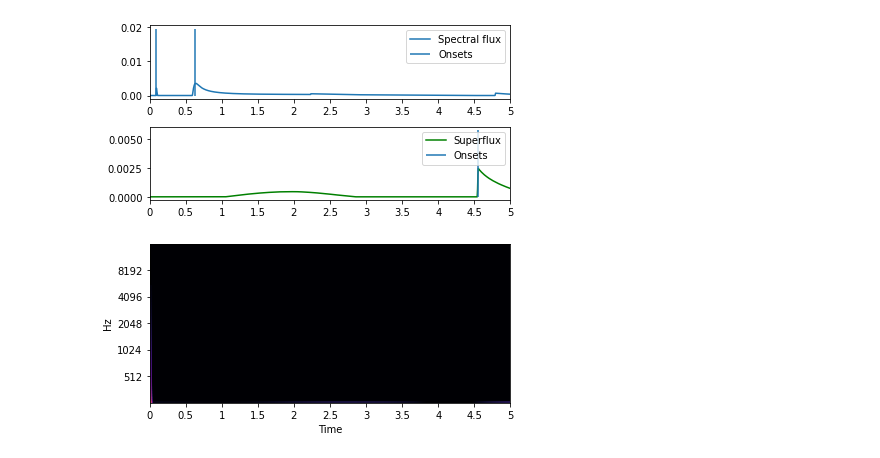
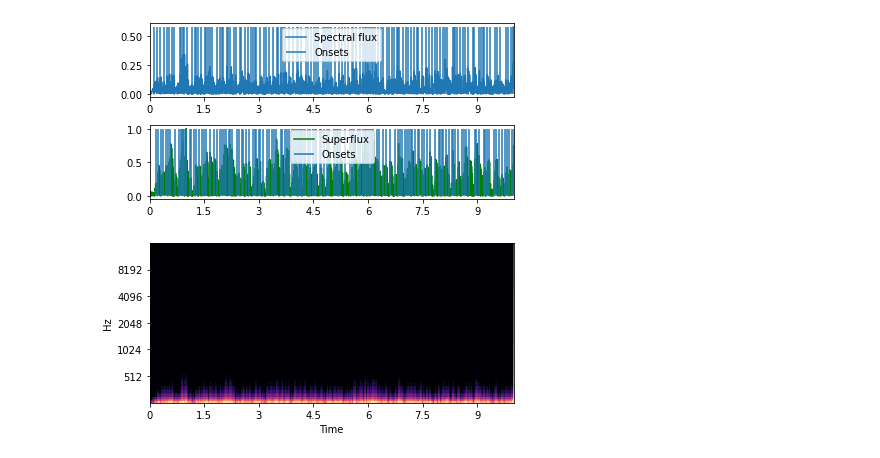
Before and after one commit to GPAD-UFBA/tempo_estimation_emd, a Jupyter notebook: src/notebooks/exploratory_onset.ipynb, the cells around one changed output. Cells and saved outputs as stored; diff of their text form; code cells hidden in the pictures.

```diff
--- a/src/notebooks/exploratory_onset.ipynb
+++ b/src/notebooks/exploratory_onset.ipynb
@@ -11,4 +11,4 @@ from src.data.h5_loader import load_h5
 # %%
 array_data = load_h5('\data\smc_mirum_tempo.h5',size=64)
 # %%
-y, sr =array_data[0][14],11025
+y, sr =array_data[0][10],44100
@@ -54,33 +80,30 @@ onset_sf = librosa.onset.onset_detect(onset_envelope=odf_sf,
 # %%
 # sphinx_gallery_thumbnail_number = 2
 plt.figure(figsize=(6, 6))
 
 frame_time = librosa.frames_to_time(np.arange(len(odf_default)),
                                     sr=sr,
                                     hop_length=hop_length)
 
 ax = plt.subplot(2, 1, 2)
 librosa.display.specshow(librosa.power_to_db(S, ref=np.max),
                          y_axis='mel', x_axis='time', sr=sr,
                          hop_length=hop_length, fmin=fmin, fmax=fmax)
-plt.xlim([0, 5.0])
 plt.axis('tight')
 
 
 plt.subplot(4, 1, 1, sharex=ax)
 plt.plot(frame_time, odf_default, label='Spectral flux')
 plt.vlines(onset_default, 0, odf_default.max(), label='Onsets')
-plt.xlim([0, 5.0])
 plt.legend()
 
 
 plt.subplot(4, 1, 2, sharex=ax)
 plt.plot(frame_time, odf_sf, color='g', label='Superflux')
 plt.vlines(onset_sf, 0, odf_sf.max(), label='Onsets')
-plt.xlim([0, 5.0])
 plt.legend()
 
 plt.tight_layout()
 plt.show()
 # %% [output]
-[figure, old version]
+[figure, new version]
```
Also changed, not shown: parts of 3 cells of this notebook, 6 other files.
